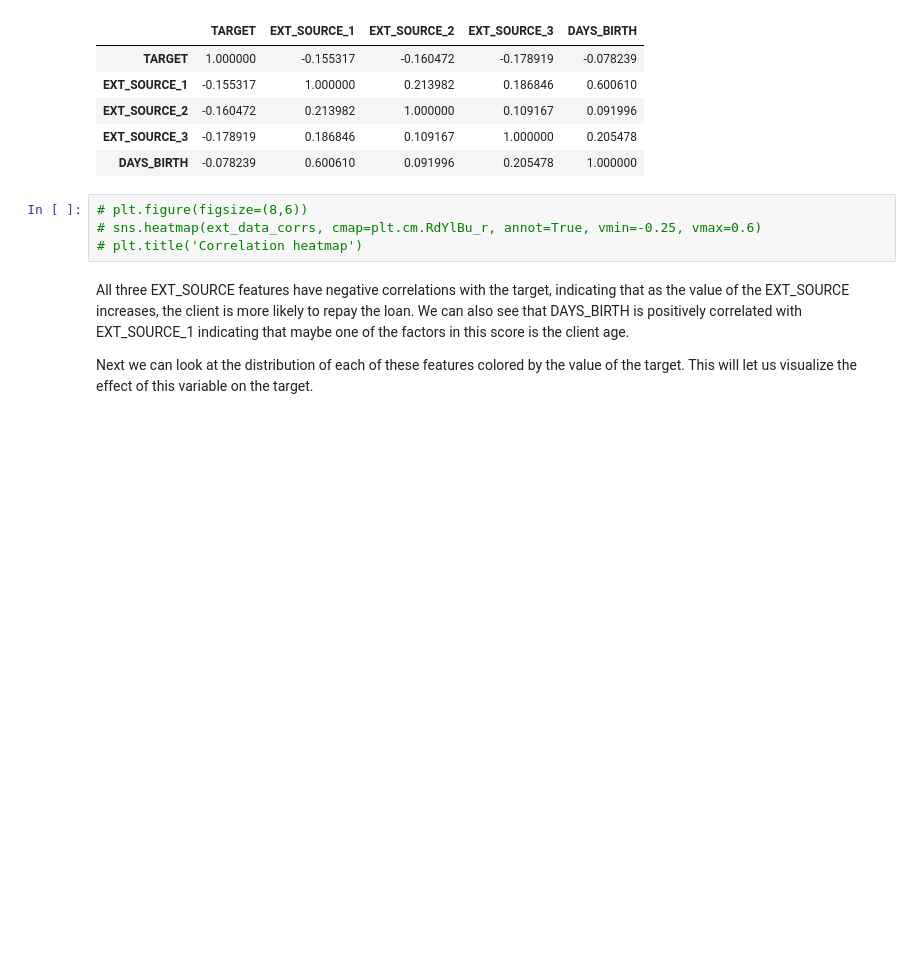
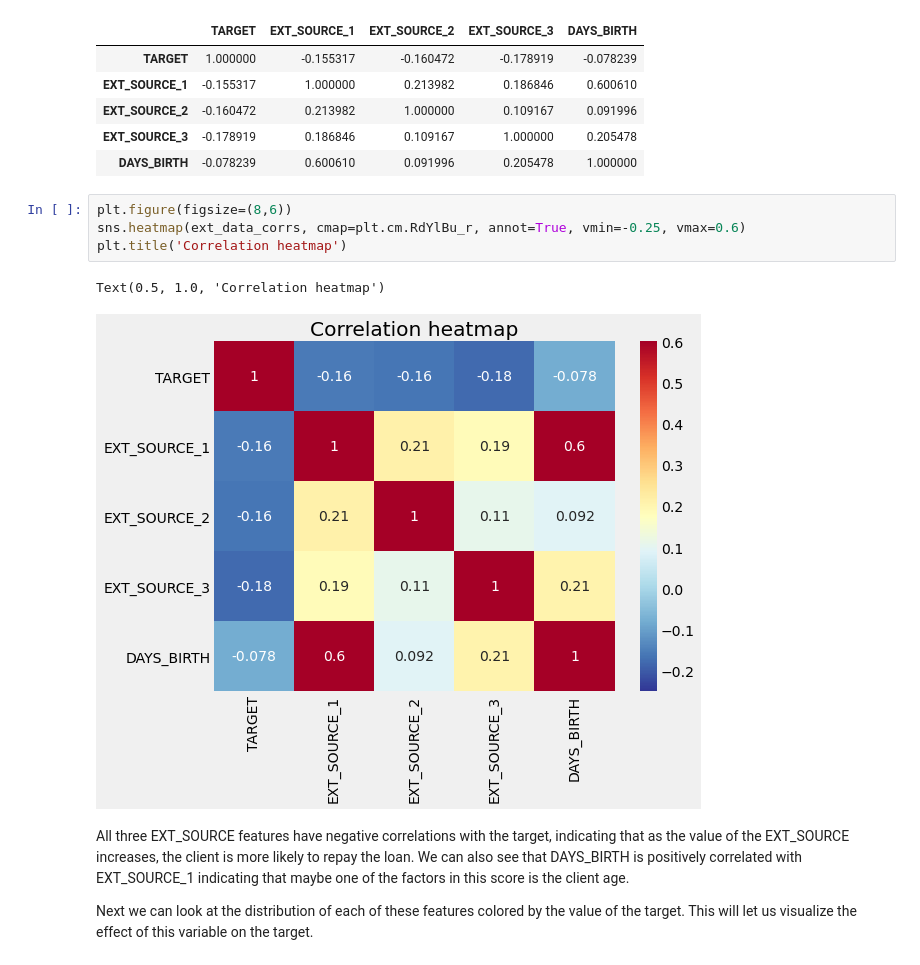
Before and after one commit to jspark418/kaggle_practice, a Jupyter notebook: Home Credit Default Risk/home-credit-default-risk.ipynb, the cells around one changed output. Saved outputs shown, nothing was run; the diff lists cells and outputs as text; blank space fills up the shorter version.

```diff
--- a/Home Credit Default Risk/home-credit-default-risk.ipynb
+++ b/Home Credit Default Risk/home-credit-default-risk.ipynb
@@ -416,9 +425,12 @@ ext_data_corrs
 | EXT_SOURCE_3 | -0.178919 | 0.186846 | 0.109167 | 1.000000 | 0.205478 |
 | DAYS_BIRTH | -0.078239 | 0.600610 | 0.091996 | 0.205478 | 1.000000 |
 # %%
-# plt.figure(figsize=(8,6))
-# sns.heatmap(ext_data_corrs, cmap=plt.cm.RdYlBu_r, annot=True, vmin=-0.25, vmax=0.6)
-# plt.title('Correlation heatmap')
+plt.figure(figsize=(8,6))
+sns.heatmap(ext_data_corrs, cmap=plt.cm.RdYlBu_r, annot=True, vmin=-0.25, vmax=0.6)
+plt.title('Correlation heatmap')
+# %% [output]
+Text(0.5, 1.0, 'Correlation heatmap')
+[figure, added]
 # %% [markdown]
 All three EXT_SOURCE features have negative correlations with the target, indicating that as the value of the EXT_SOURCE increases, the client is more likely to repay the loan. We can also see that DAYS_BIRTH is positively correlated with EXT_SOURCE_1 indicating that maybe one of the factors in this score is the client age.
 
```
Also changed, not shown: parts of 23 cells of this notebook.
